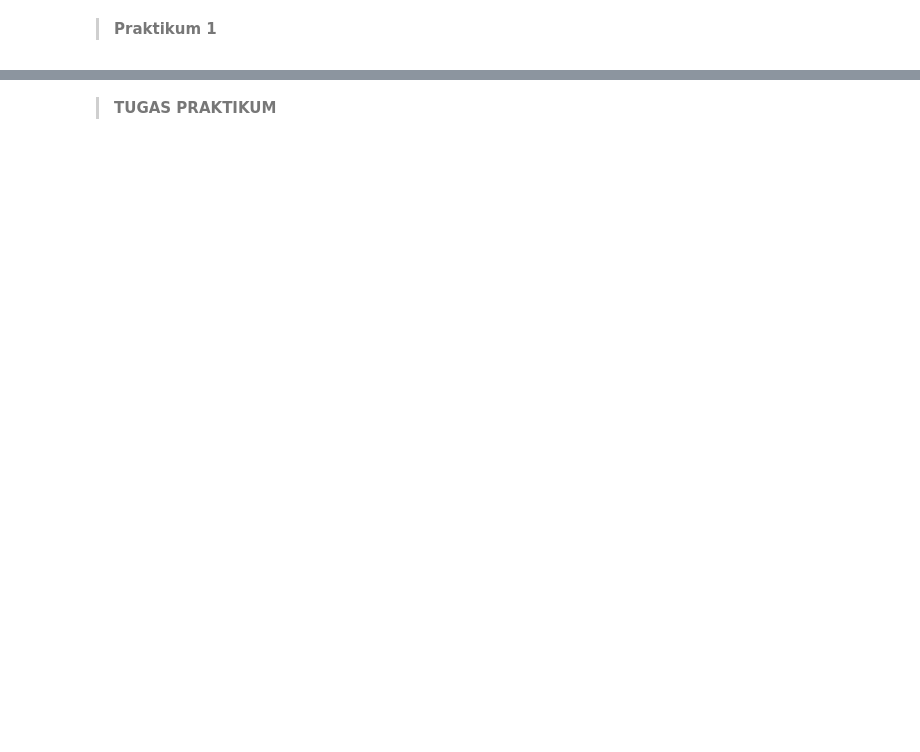
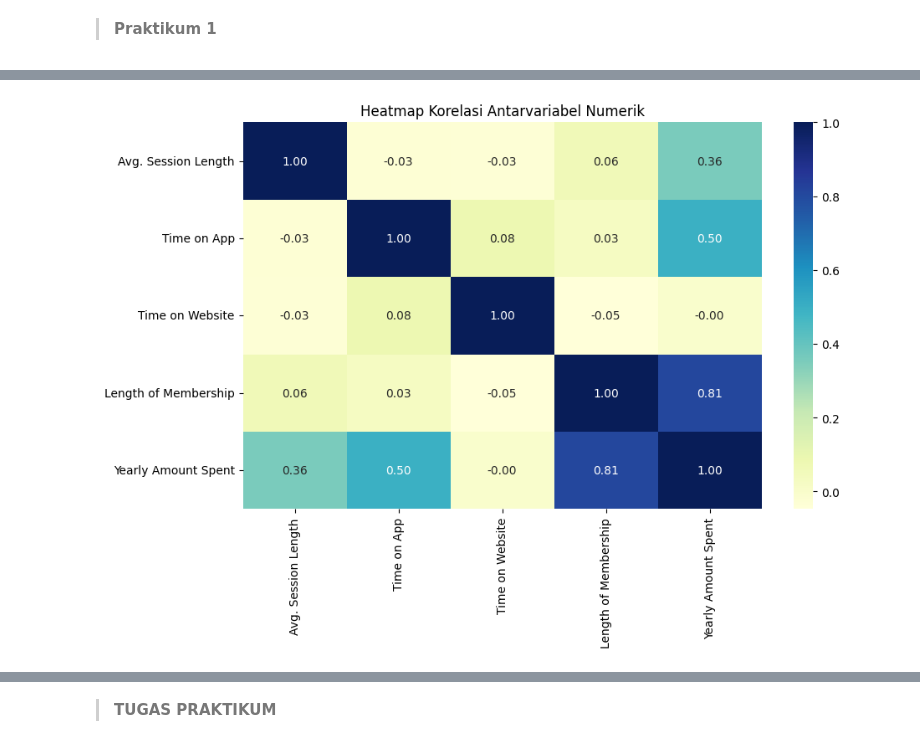
Before and after one commit to Faiva-404/PemMes-Ganjil-2026, a Jupyter notebook: JS08.ipynb, the cells around one changed output, grey strips where cells are left out. Cells and saved outputs as stored; diff of their text form; code cells hidden in the pictures; blank space fills up the shorter version.

```diff
--- a/JS08.ipynb
+++ b/JS08.ipynb
@@ -587,0 +264,16 @@ Daftar kolom: ["PK\x03\x04-\x00\x00\x08\x08\x00\x92J\x81\\G\x0c{Üÿÿÿÿÿÿÿ
+# %%
+# Mengambil kolom yang bertipe numerik saja
+data_numerik = data.select_dtypes(include=["number"])
+
+# Visualisasi korelasi dengan heatmap
+plt.figure(figsize=(10, 6))
+sns.heatmap(
+    data_numerik.corr(),
+    cmap="YlGnBu",
+    annot=True,
+    fmt=".2f")
+
+plt.title("Heatmap Korelasi Antarvariabel Numerik")
+plt.show()
+# %% [output]
+[figure, added]
```
Also changed, not shown: parts of 66 cells of this notebook.
